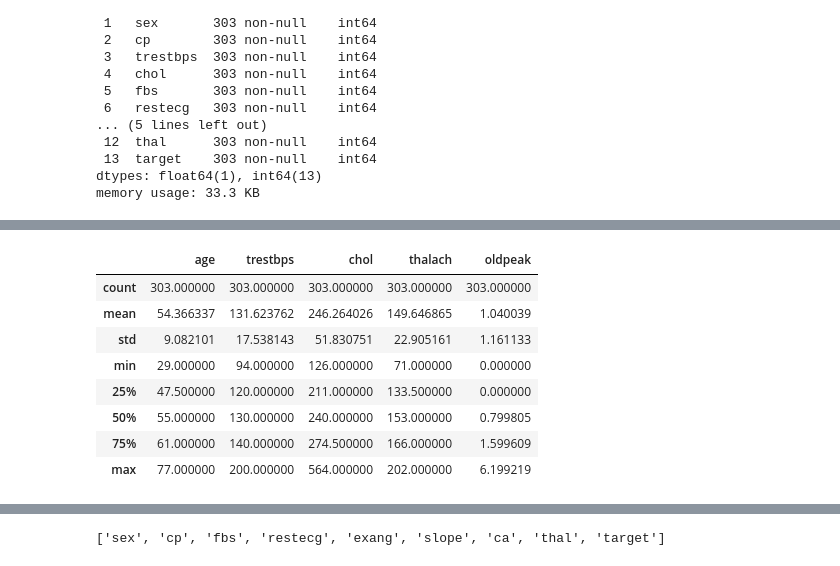
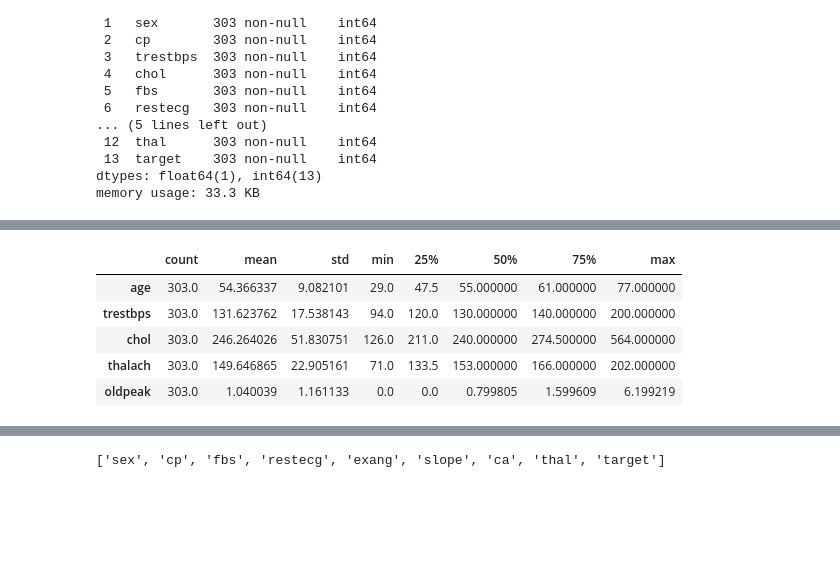
Before and after one commit to ShasherinaAV/lab_IIS, a Jupyter notebook: eda/eda.ipynb, the cells around one changed output, grey strips where cells are left out. Cells and saved outputs as stored; diff of their text form; code cells hidden in the pictures; blank space fills up the shorter version.

```diff
--- a/eda/eda.ipynb
+++ b/eda/eda.ipynb
@@ -62,14 +122,11 @@ df['thalach'] = df['thalach'].astype('int16')
 # %%
 df['oldpeak'] = df['oldpeak'].astype('float16')
 # %%
-df.describe()
+df.describe().T
 # %% [output]
-|  | age | trestbps | chol | thalach | oldpeak |
-| count | 303.000000 | 303.000000 | 303.000000 | 303.000000 | 303.000000 |
-| mean | 54.366337 | 131.623762 | 246.264026 | 149.646865 | 1.040039 |
-| std | 9.082101 | 17.538143 | 51.830751 | 22.905161 | 1.161133 |
-| min | 29.000000 | 94.000000 | 126.000000 | 71.000000 | 0.000000 |
-| 25% | 47.500000 | 120.000000 | 211.000000 | 133.500000 | 0.000000 |
-| 50% | 55.000000 | 130.000000 | 240.000000 | 153.000000 | 0.799805 |
-| 75% | 61.000000 | 140.000000 | 274.500000 | 166.000000 | 1.599609 |
-| max | 77.000000 | 200.000000 | 564.000000 | 202.000000 | 6.199219 |
+|  | count | mean | std | min | 25% | 50% | 75% | max |
+| age | 303.0 | 54.366337 | 9.082101 | 29.0 | 47.5 | 55.000000 | 61.000000 | 77.000000 |
+| trestbps | 303.0 | 131.623762 | 17.538143 | 94.0 | 120.0 | 130.000000 | 140.000000 | 200.000000 |
+| chol | 303.0 | 246.264026 | 51.830751 | 126.0 | 211.0 | 240.000000 | 274.500000 | 564.000000 |
+| thalach | 303.0 | 149.646865 | 22.905161 | 71.0 | 133.5 | 153.000000 | 166.000000 | 202.000000 |
+| oldpeak | 303.0 | 1.040039 | 1.161133 | 0.0 | 0.0 | 0.799805 | 1.599609 | 6.199219 |
```
Also changed, not shown: parts of 16 cells of this notebook, 6 other files.
